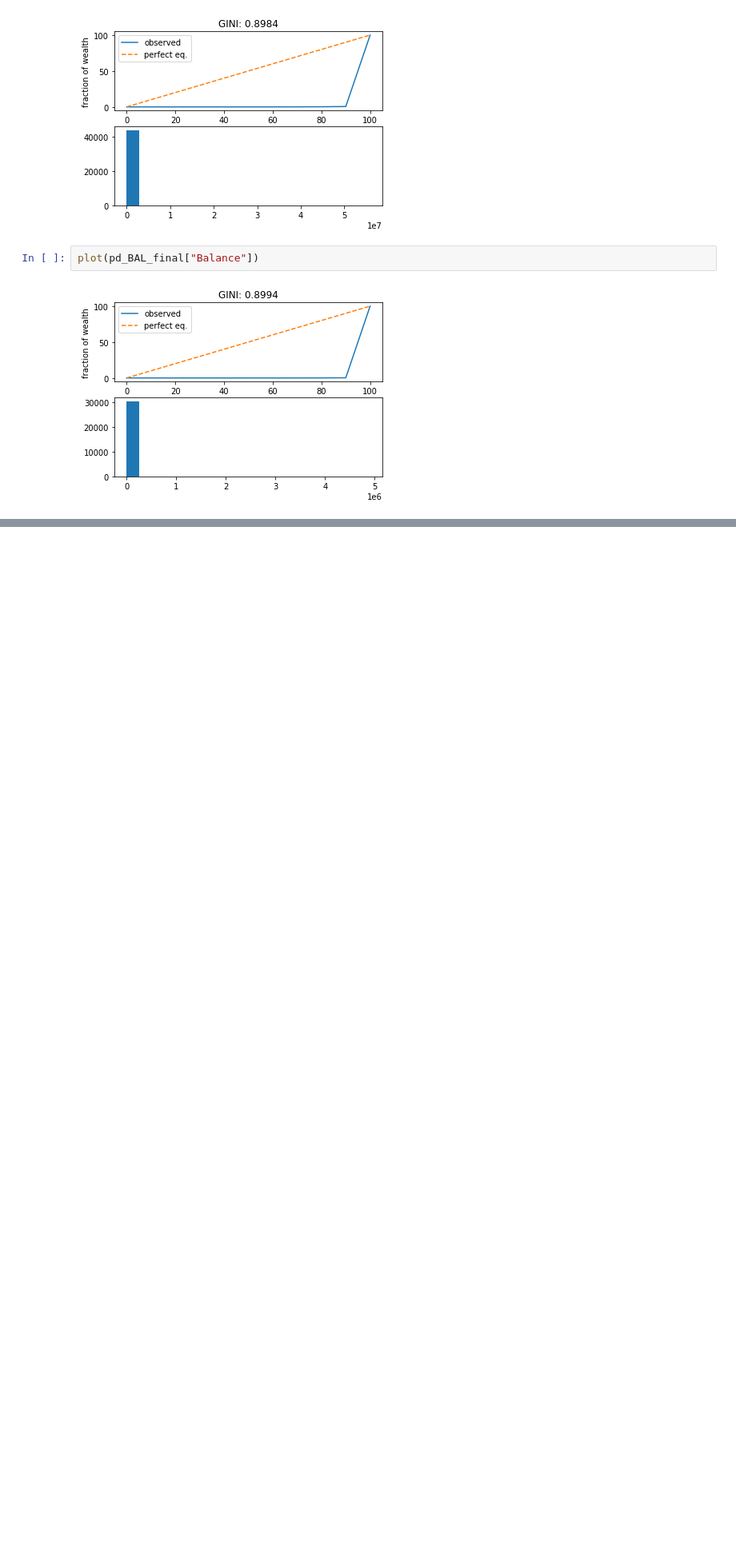
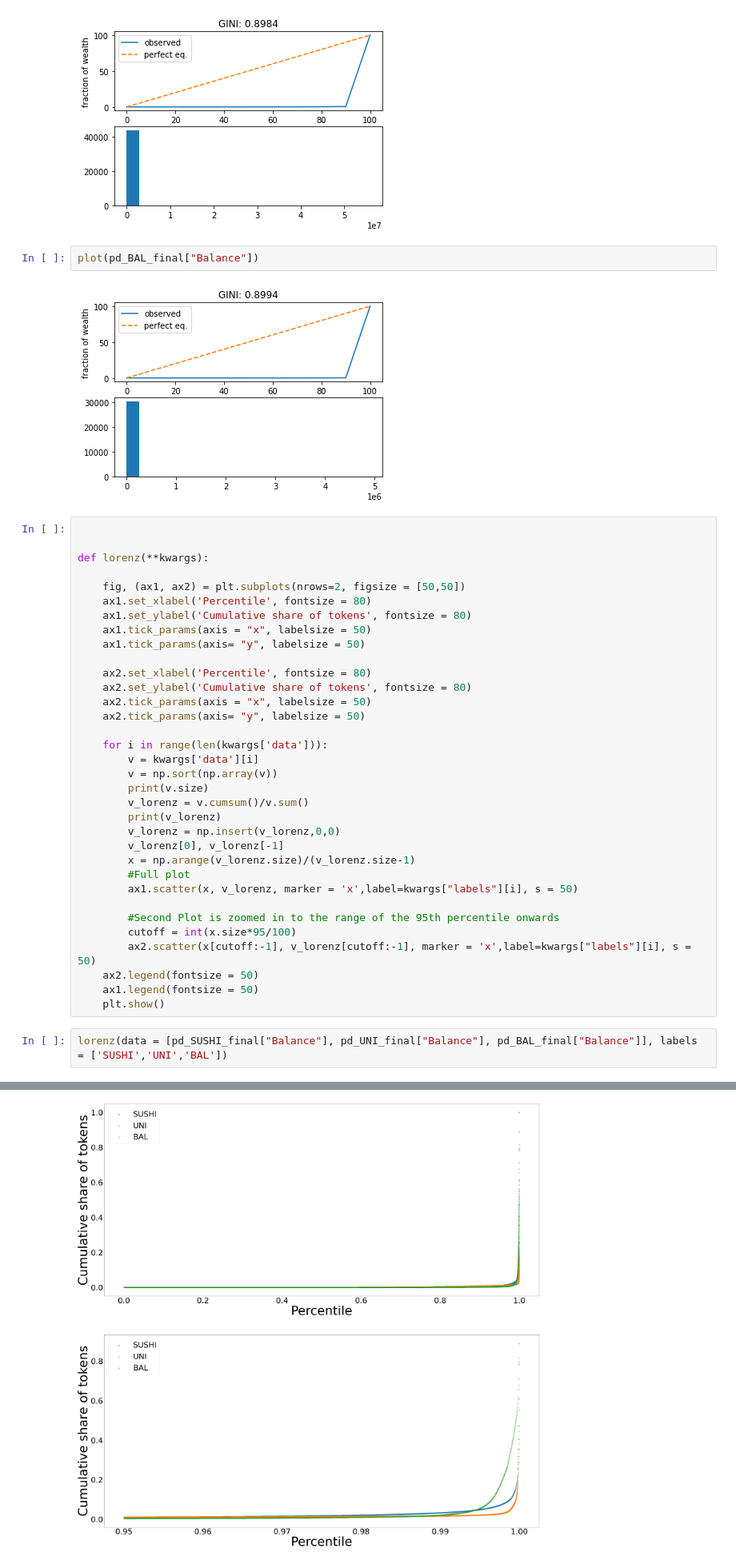
Before and after one commit to yoitsyoung/TokenGinis, a Jupyter notebook: GiniAnalysisFinal.ipynb, the cells around one changed output, grey strips where cells are left out. Shown at 80% size. Drawn from its saved outputs; the diff is of its cells as text; blank space fills up the shorter version.

Commit message:
update visual

```diff
--- a/GiniAnalysisFinal.ipynb
+++ b/GiniAnalysisFinal.ipynb
@@ -150,3 +150,40 @@ plot(pd_SUSHI_final["Balance"])
 plot(pd_BAL_final["Balance"])
 # %% [output]
 [figure]
+# %%
+
+
+def lorenz(**kwargs):
+
+    fig, (ax1, ax2) = plt.subplots(nrows=2, figsize = [50,50])
+    ax1.set_xlabel('Percentile', fontsize = 80)
+    ax1.set_ylabel('Cumulative share of tokens', fontsize = 80)
+    ax1.tick_params(axis = "x", labelsize = 50)
+    ax1.tick_params(axis= "y", labelsize = 50)
+
+    ax2.set_xlabel('Percentile', fontsize = 80)
+    ax2.set_ylabel('Cumulative share of tokens', fontsize = 80)
+    ax2.tick_params(axis = "x", labelsize = 50)
+    ax2.tick_params(axis= "y", labelsize = 50)
+
+    for i in range(len(kwargs['data'])):
+        v = kwargs['data'][i]
+        v = np.sort(np.array(v))
+        print(v.size)
+        v_lorenz = v.cumsum()/v.sum()
+        print(v_lorenz)
+        v_lorenz = np.insert(v_lorenz,0,0)
+        v_lorenz[0], v_lorenz[-1]
+        x = np.arange(v_lorenz.size)/(v_lorenz.size-1)
+        #Full plot
+        ax1.scatter(x, v_lorenz, marker = 'x',label=kwargs["labels"][i], s = 50)
+
+        #Second Plot is zoomed in to the range of the 95th percentile onwards
+        cutoff = int(x.size*95/100)
+        ax2.scatter(x[cutoff:-1], v_lorenz[cutoff:-1], marker = 'x',label=kwargs["labels"][i], s = 50)
+    ax2.legend(fontsize = 50)
+    ax1.legend(fontsize = 50)
+    plt.show()
+# %%
+lorenz(data = [pd_SUSHI_final["Balance"], pd_UNI_final["Balance"], pd_BAL_final["Balance"]], labels = ['SUSHI','UNI','BAL'])
+# %% [output]
@@ -152,0 +199 @@ plot(pd_BAL_final["Balance"])
+[figure, added]
```
Also changed, not shown: parts of 1 cell of this notebook, 1 other file.
